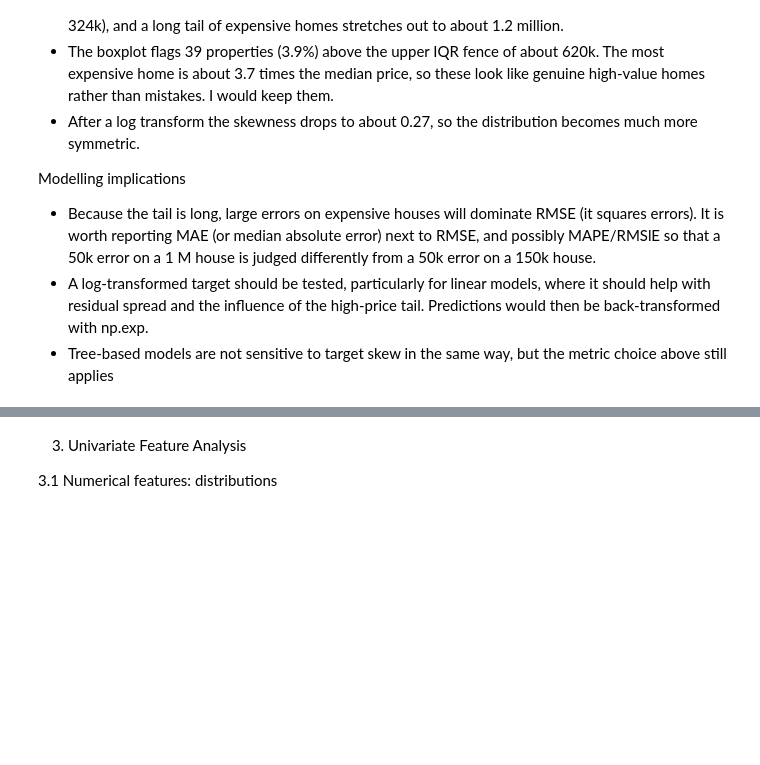
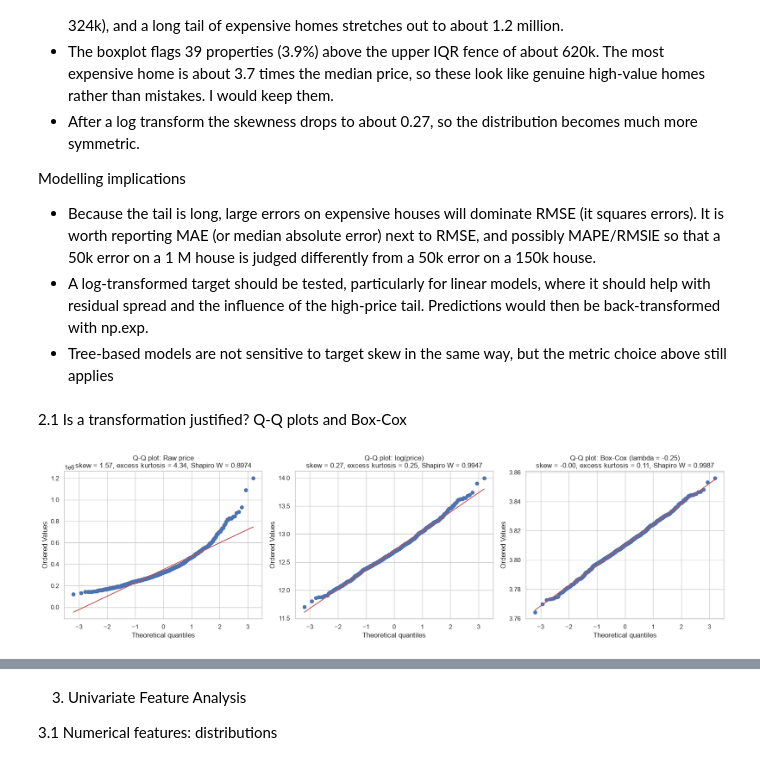
Before and after one commit to jadennk21-prog/AIAP-Mini-Project-1---Housing-Prices-Prediction, a Jupyter notebook: eda.ipynb, the cells around one changed output, grey strips where cells are left out. Saved outputs shown, nothing was run; the diff lists cells and outputs as text; code cells hidden in the pictures; blank space fills up the shorter version.

```diff
--- a/eda.ipynb
+++ b/eda.ipynb
@@ -111,0 +118,13 @@ Observations from the summary statistics
+# %%
+zcols = ['number_of_bedrooms', 'number_of_bathrooms']
+
+overall = df[zcols].agg(['mean', 'std']).T.round(3)
+print("Overall:")
+print(overall)
+print()
+print("By location_type:")
+print(df.groupby('location_type')[zcols].agg(['mean', 'std']).round(3))
+print()
+for c in zcols:
+    w, p = stats.shapiro(df[c])
+    print(f"{c}: min = {df[c].min():.2f}, max = {df[c].max():.2f}, share below 0 = {(df[c] < 0).mean():.1%}, Shapiro-Wilk p = {p:.3f}")
@@ -225,3 +264,19 @@ Modelling implications
 - Because the tail is long, large errors on expensive houses will dominate RMSE (it squares errors). It is worth reporting MAE (or median absolute error) next to RMSE, and possibly MAPE/RMSlE so that a 50k error on a 1 M house is judged differently from a 50k error on a 150k house.
 - A log-transformed target should be tested, particularly for linear models, where it should help with residual spread and the influence of the high-price tail. Predictions would then be back-transformed with np.exp.
 - Tree-based models are not sensitive to target skew in the same way, but the metric choice above still applies
+# %% [markdown]
+2.1 Is a transformation justified? Q-Q plots and Box-Cox
+# %%
+y_bc, lam = stats.boxcox(y)
+
+fig, axes = plt.subplots(1, 3, figsize=(17, 5))
+for ax, (data, name) in zip(axes, [(y, 'Raw price'),
+                                    (np.log(y), 'log(price)'),
+                                    (y_bc, f'Box-Cox (lambda = {lam:.2f})')]):
+    stats.probplot(data, dist='norm', plot=ax)
+    w, p = stats.shapiro(data)
+    ax.set_title(f"Q-Q plot: {name}\nskew = {stats.skew(data):.2f}, excess kurtosis = {stats.kurtosis(data):.2f}, Shapiro W = {w:.4f}")
+plt.tight_layout()
+plt.show()
+# %% [output]
+[figure, added]
```
Also changed, not shown: parts of 26 cells of this notebook.
